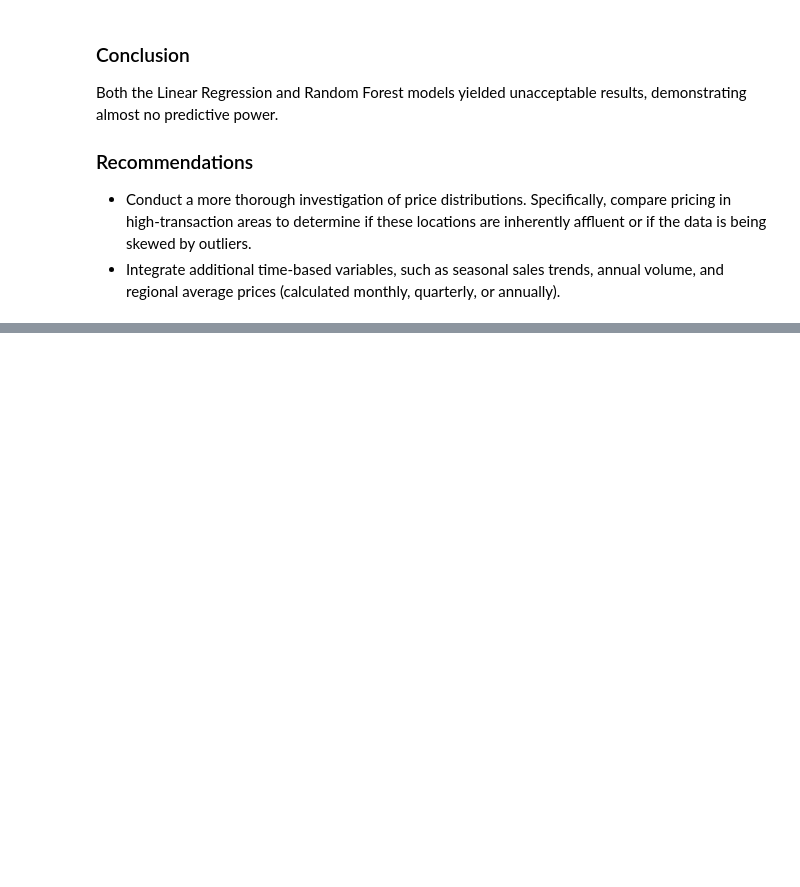
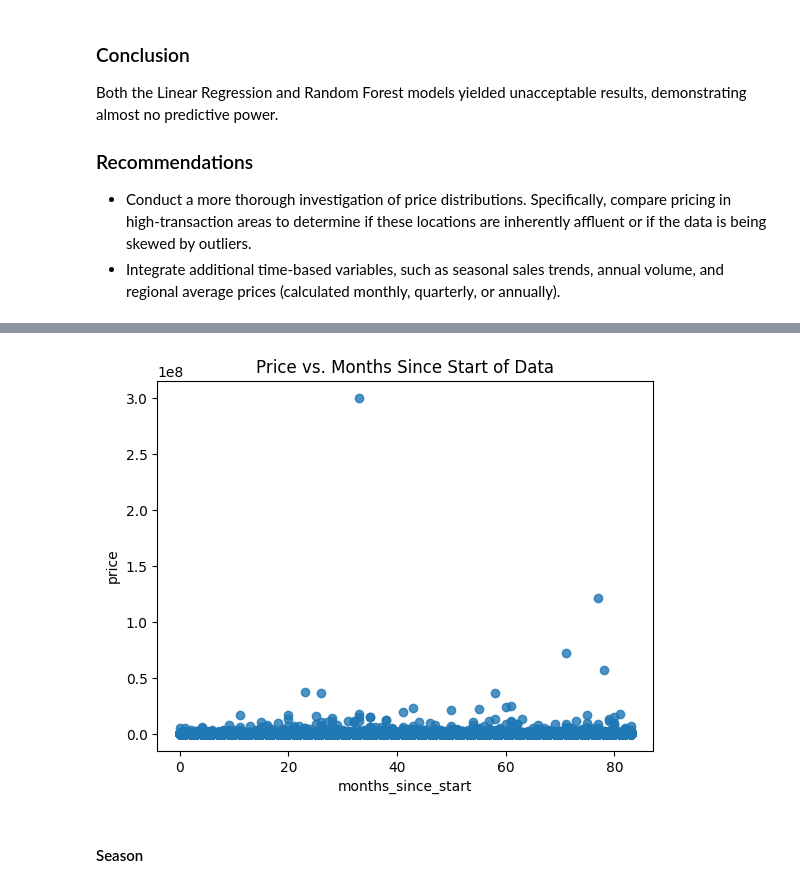
Before and after one commit to rbennum/house-price-prediction, a Jupyter notebook: notebooks/uk_house_price.ipynb, the cells around one changed output, grey strips where cells are left out. Cells and saved outputs as stored; diff of their text form; code cells hidden in the pictures; blank space fills up the shorter version.

```diff
--- a/notebooks/uk_house_price.ipynb
+++ b/notebooks/uk_house_price.ipynb
@@ -854,0 +1030,31 @@ Both the Linear Regression and Random Forest models yielded unacceptable results
+# %%
+class TimeAppreciationTransformer(BaseEstimator, TransformerMixin):
+    def __init__(self, date_col='date'):
+        self.date_col = date_col
+        self.start_date_ = None
+
+    def fit(self, X, y=None):
+        dates = pd.to_datetime(X[self.date_col])
+        self.start_date_ = dates.min()
+        return self
+
+    def transform(self, X):
+        X_out = X.copy()
+        current_dates = pd.to_datetime(X_out[self.date_col])
+
+        X_out['months_since_start'] = (
+            (current_dates.dt.year - self.start_date_.year) * 12 + # type: ignore
+            (current_dates.dt.month - self.start_date_.month)      # type: ignore
+        )
+
+        X_out['days_since_start'] = (current_dates - self.start_date_).dt.days
+        return X_out[['months_since_start', 'days_since_start']]
+
+    def get_feature_names_out(self, input_features=None):
+        return np.array(['months_since_start', 'days_since_start'])
+# %%
+df_temp = df_train.copy()
+transformer = TimeAppreciationTransformer()
+df_temp = transformer.fit_transform(df_temp)
+df_temp = pd.concat([df_temp, y_train], axis=1) # type: ignore
+df_temp.sample(15, random_state=29) # type: ignore
@@ -854,0 +1078,8 @@ Both the Linear Regression and Random Forest models yielded unacceptable results
+# %%
+sns.regplot(x='months_since_start', y='price', data=df_temp) # type: ignore
+plt.title('Price vs. Months Since Start of Data')
+plt.show()
+# %% [output]
+[figure, added]
+# %% [markdown]
+#### Season
```
Also changed, not shown: parts of 22 cells of this notebook.
